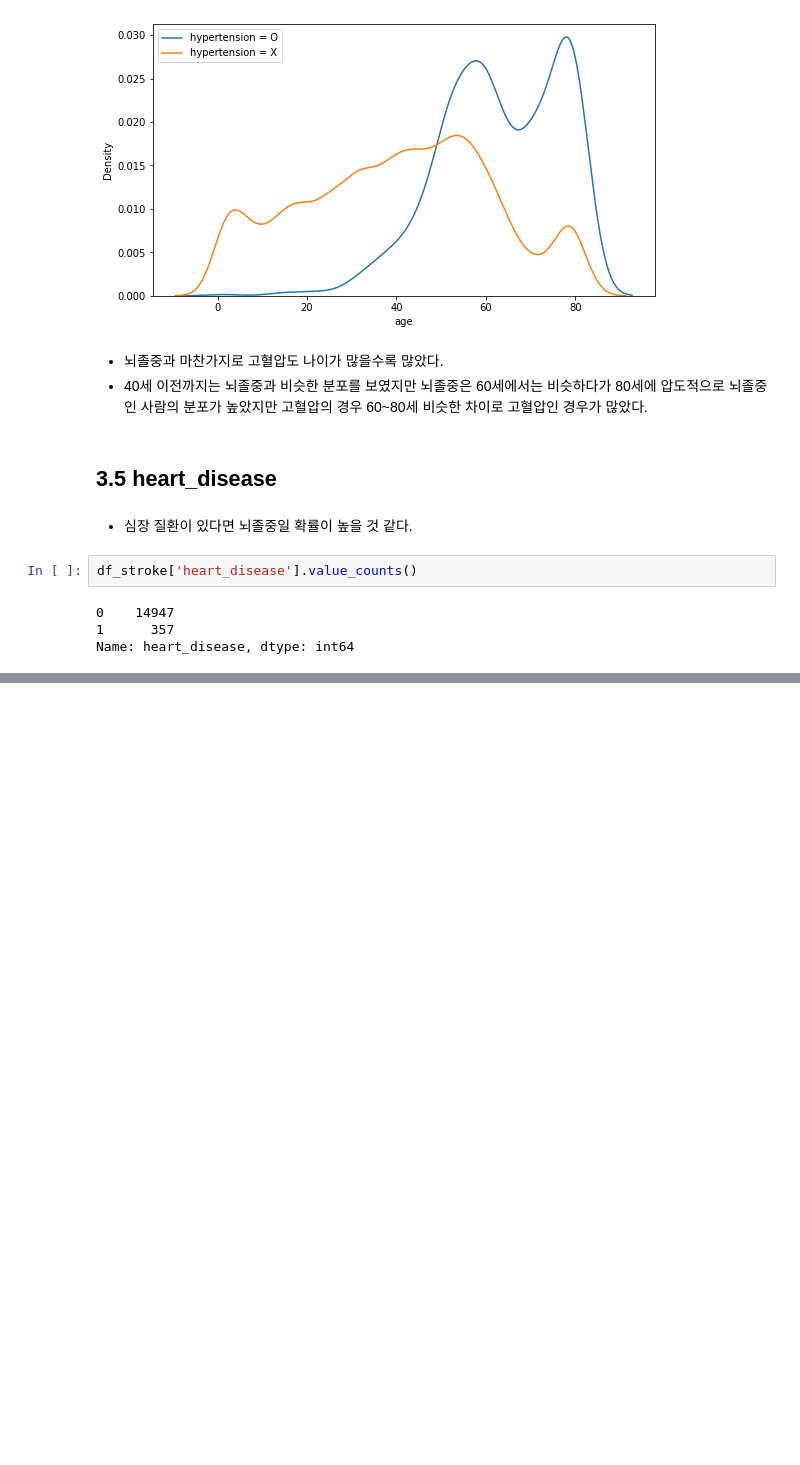
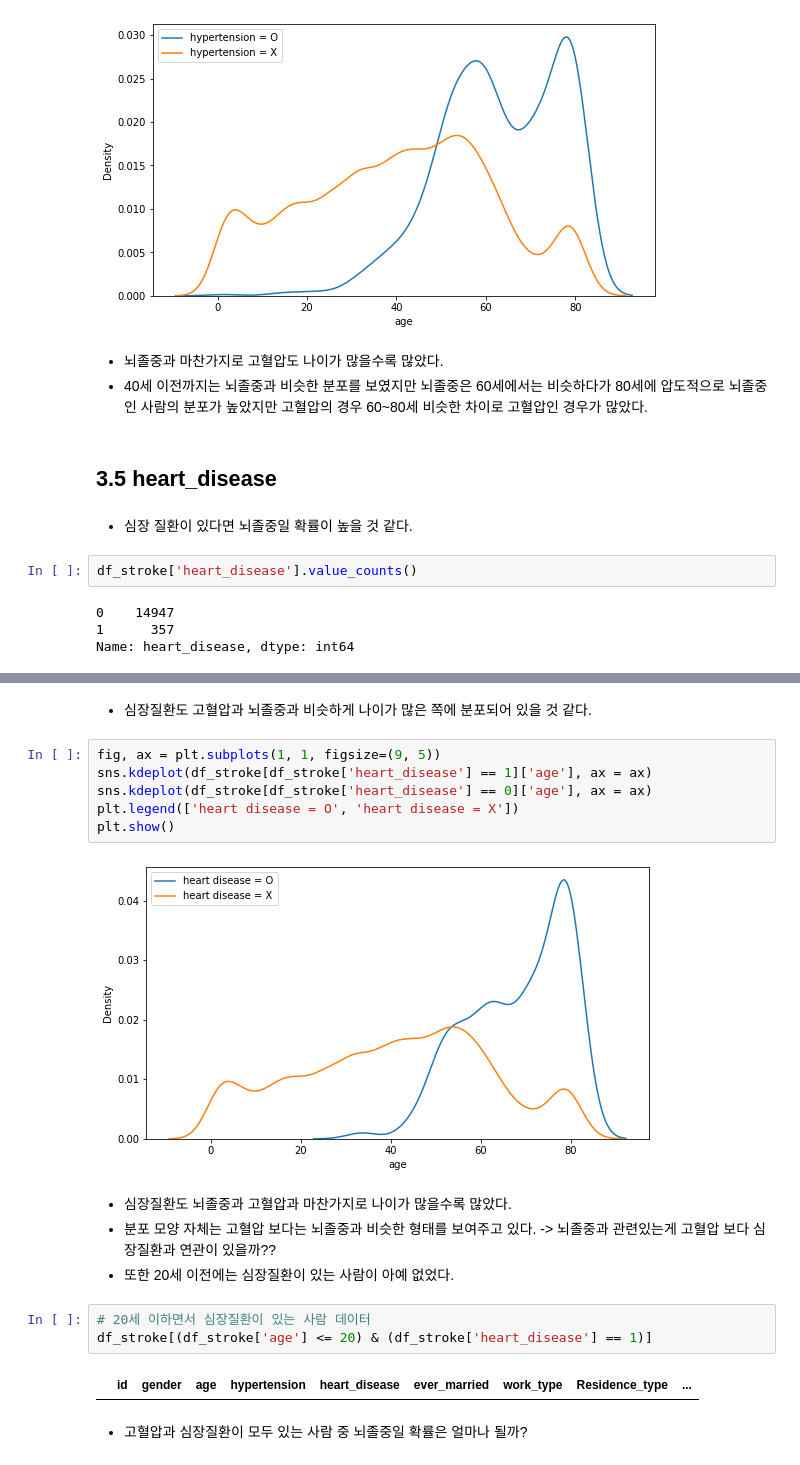
Before and after one commit to JaeHong-Park987/Stroke, a Jupyter notebook: Stroke 데이터 분석.ipynb, the cells around one changed output, grey strips where cells are left out. Saved outputs shown, nothing was run; the diff lists cells and outputs as text; blank space fills up the shorter version.

```diff
--- a/Stroke 데이터 분석.ipynb
+++ b/Stroke 데이터 분석.ipynb
@@ -440,0 +538,21 @@ Name: heart_disease, dtype: int64
+# %% [markdown]
+* 심장질환도 고혈압과 뇌졸중과 비슷하게 나이가 많은 쪽에 분포되어 있을 것 같다.
+# %%
+fig, ax = plt.subplots(1, 1, figsize=(9, 5))
+sns.kdeplot(df_stroke[df_stroke['heart_disease'] == 1]['age'], ax = ax)
+sns.kdeplot(df_stroke[df_stroke['heart_disease'] == 0]['age'], ax = ax)
+plt.legend(['heart disease = O', 'heart disease = X'])
+plt.show()
+# %% [output]
+[figure, added]
+# %% [markdown]
+* 심장질환도 뇌졸중과 고혈압과 마찬가지로 나이가 많을수록 많았다.
+* 분포 모양 자체는 고혈압 보다는 뇌졸중과 비슷한 형태를 보여주고 있다. -> 뇌졸중과 관련있는게 고혈압 보다 심장질환과 연관이 있을까??
+* 또한 20세 이전에는 심장질환이 있는 사람이 아예 없었다.
+# %%
+# 20세 이하면서 심장질환이 있는 사람 데이터
+df_stroke[(df_stroke['age'] <= 20) & (df_stroke['heart_disease'] == 1)]
+# %% [output]
+|  | id | gender | age | hypertension | heart_disease | ever_married | work_type | Residence_type | ... |
+# %% [markdown]
+* 고혈압과 심장질환이 모두 있는 사람 중 뇌졸중일 확률은 얼마나 될까?
```
Also changed, not shown: parts of 86 cells of this notebook.
